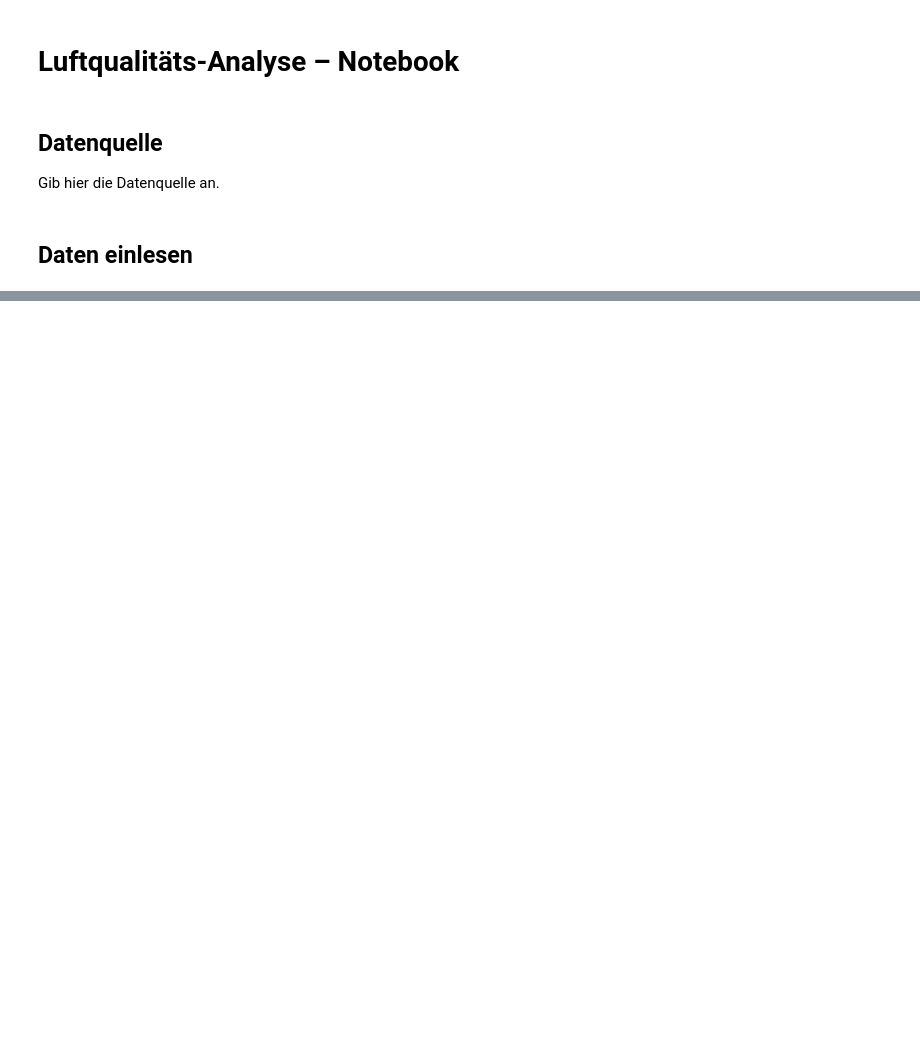
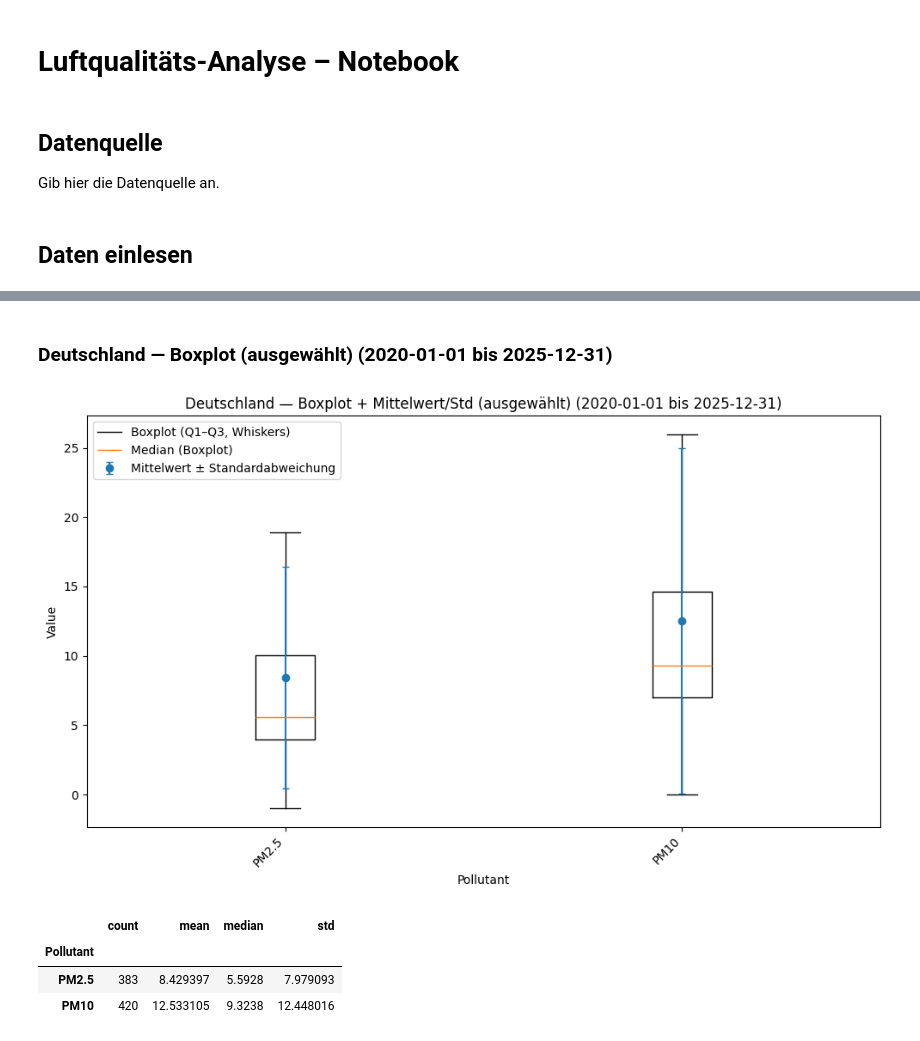
Before and after one commit to kbecker21/Python-Projekt, a Jupyter notebook: analyze_openaq_data.ipynb, the cells around one changed output, grey strips where cells are left out. Saved outputs shown, nothing was run; the diff lists cells and outputs as text; code cells hidden in the pictures; blank space fills up the shorter version.

```diff
--- a/analyze_openaq_data.ipynb
+++ b/analyze_openaq_data.ipynb
@@ -50,0 +270,75 @@ pollutant   = "NO2"   # z.B. "NO2", "PM2.5", "O3", ...
+# %%
+# --- Parameter: Auswahl der Pollutants (in gewünschter Reihenfolge) ---
+POLLUTANTS = [SELECTED_POLLUTANT]  # z.B.: ["pm25", "pm10", "no2"] ; leer = alle (sortiert nach Median)
+
+# Sicherstellen, dass df_de existiert
+if 'df_de' not in globals():
+    raise NameError("Die Variable 'df_de' wurde nicht gefunden. Bitte führe die Zellen zur Deutschland-Selektion zuerst aus.")
+
+if df_de.empty or "Pollutant" not in df_de.columns or "Value" not in df_de.columns:
+    display(Markdown("**Hinweis:** Keine Daten für Deutschland vorhanden."))
+else:
+    # Kennzahlen je Pollutant
+    stats_de_full = (df_de.dropna(subset=["Value"])
+                        .groupby("Pollutant")["Value"]
+                        .agg(["count", "mean", "median", "std"]))
+
+    # Reihenfolge bestimmen
+    if POLLUTANTS:
+        order = [p for p in POLLUTANTS if p in stats_de_full.index]
+    else:
+        order = stats_de_full.sort_values("median", ascending=False).index.tolist()
+
+    if len(order) == 0:
+        display(Markdown("**Hinweis:** Keine der ausgewählten Pollutants gefunden."))
+    else:
+        # Daten in dieser Reihenfolge
+        data_for_box = [df_de.loc[df_de["Pollutant"] == p, "Value"].dropna().values for p in order]
+
+        # Plot
+        display(Markdown(f"### Deutschland — Boxplot (ausgewählt) ({DATE_FROM or '-∞'} bis {DATE_TO or '+∞'})"))
+        fig, ax = plt.subplots(figsize=(10, 6))
+
+        bp = ax.boxplot(data_for_box, labels=[str(p) for p in order], showfliers=False)
+
+        # Mittelwert und Std je Pollutant (gleiche Reihenfolge)
+        means = stats_de_full.loc[order, "mean"].values
+        stds  = stats_de_full.loc[order, "std"].values
+        x = np.arange(1, len(order) + 1)
+
+        err = ax.errorbar(x, means, yerr=stds, fmt='o', capsize=3)
+
+        ax.set_xlabel("Pollutant")
+        ax.set_ylabel("Value")
+        ax.set_title(f"Deutschland — Boxplot + Mittelwert/Std (ausgewählt) ({DATE_FROM or '-∞'} bis {DATE_TO or '+∞'})")
+
+        # Rotieren & ausrichten
+        ax.tick_params(axis='x', labelrotation=45)
+        for label in ax.get_xticklabels():
+            label.set_horizontalalignment('right')
+
+        # Legende: Box (repräsentativ die erste), Medianlinie (repräsentativ die erste), Errorbar-Container
+        handles = []
+        labels = []
+        if len(bp['boxes']) > 0:
+            handles.append(bp['boxes'][0])
+            labels.append("Boxplot (Q1–Q3, Whiskers)")
+        if len(bp['medians']) > 0:
+            handles.append(bp['medians'][0])
+            labels.append("Median (Boxplot)")
+        handles.append(err)
+        labels.append("Mittelwert ± Standardabweichung")
+        ax.legend(handles, labels)
+
+        plt.tight_layout()
+        plt.show()
+
+        # Optional: Kennzahlen-Tabelle für die gezeigte Auswahl
+        display(stats_de_full.loc[order])
+# %% [output]
+### Deutschland — Boxplot (ausgewählt) (2020-01-01 bis 2025-12-31)
+[figure, added]
+|  | count | mean | median | std |
+| Pollutant |  |  |  |  |
+| PM2.5 | 383 | 8.429397 | 5.5928 | 7.979093 |
+| PM10 | 420 | 12.533105 | 9.3238 | 12.448016 |
```
Also changed, not shown: parts of 25 cells of this notebook, 3 other files.
